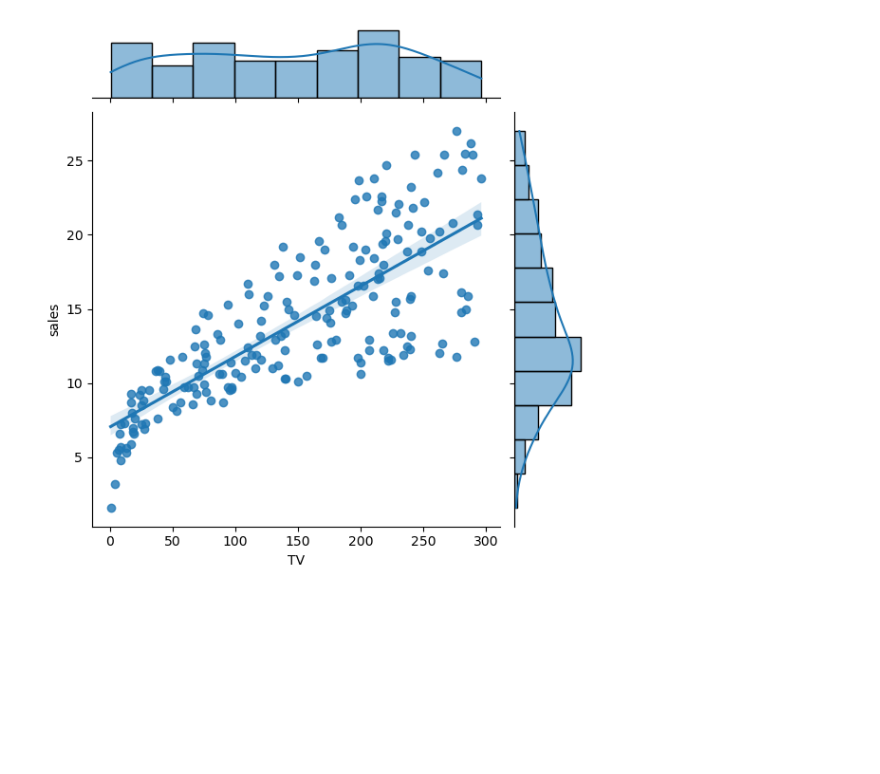
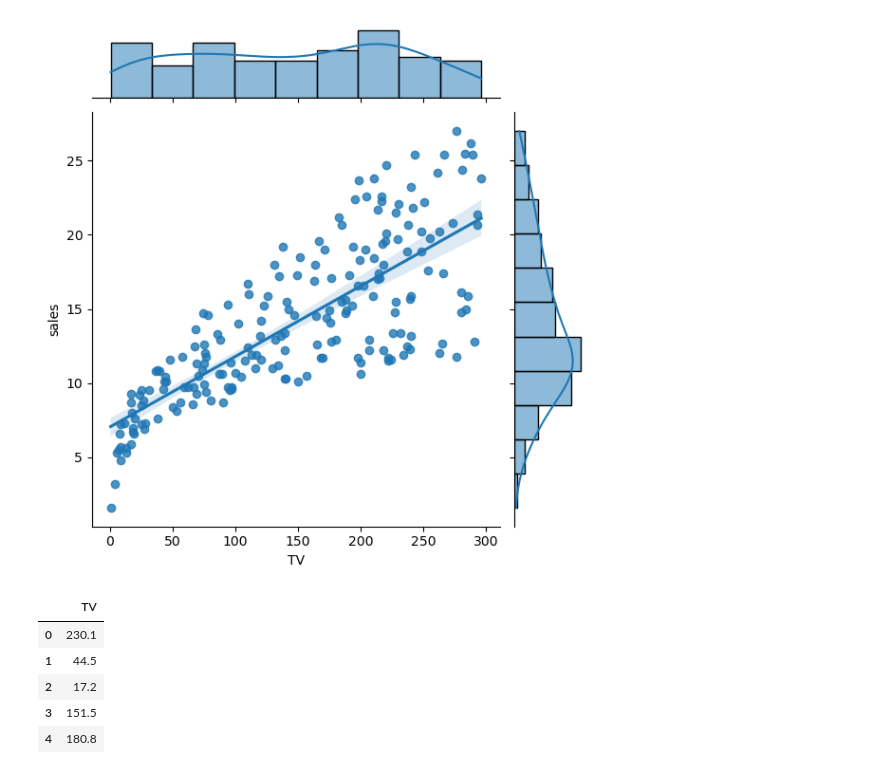
Before and after one commit to Bahrihan/DataSciencePractices, a Jupyter notebook: MachineLearning/LineerRegression/BasicLR.ipynb, the cells around one changed output. Saved outputs shown, nothing was run; the diff lists cells and outputs as text; code cells hidden in the pictures; blank space fills up the shorter version.

```diff
--- a/MachineLearning/LineerRegression/BasicLR.ipynb
+++ b/MachineLearning/LineerRegression/BasicLR.ipynb
@@ -65,3 +65,15 @@ sns.pairplot(data=df, kind="reg" )
 sns.jointplot(x="TV", y="sales", kind="reg", data=df);
 # %% [output]
 [figure]
+# %%
+import statsmodels.api as sm
+
+x = df[["TV"]]
+x[0:5]
+# %% [output]
+|  | TV |
+| 0 | 230.1 |
+| 1 | 44.5 |
+| 2 | 17.2 |
+| 3 | 151.5 |
+| 4 | 180.8 |
```
Also changed, not shown: parts of 5 cells of this notebook.
